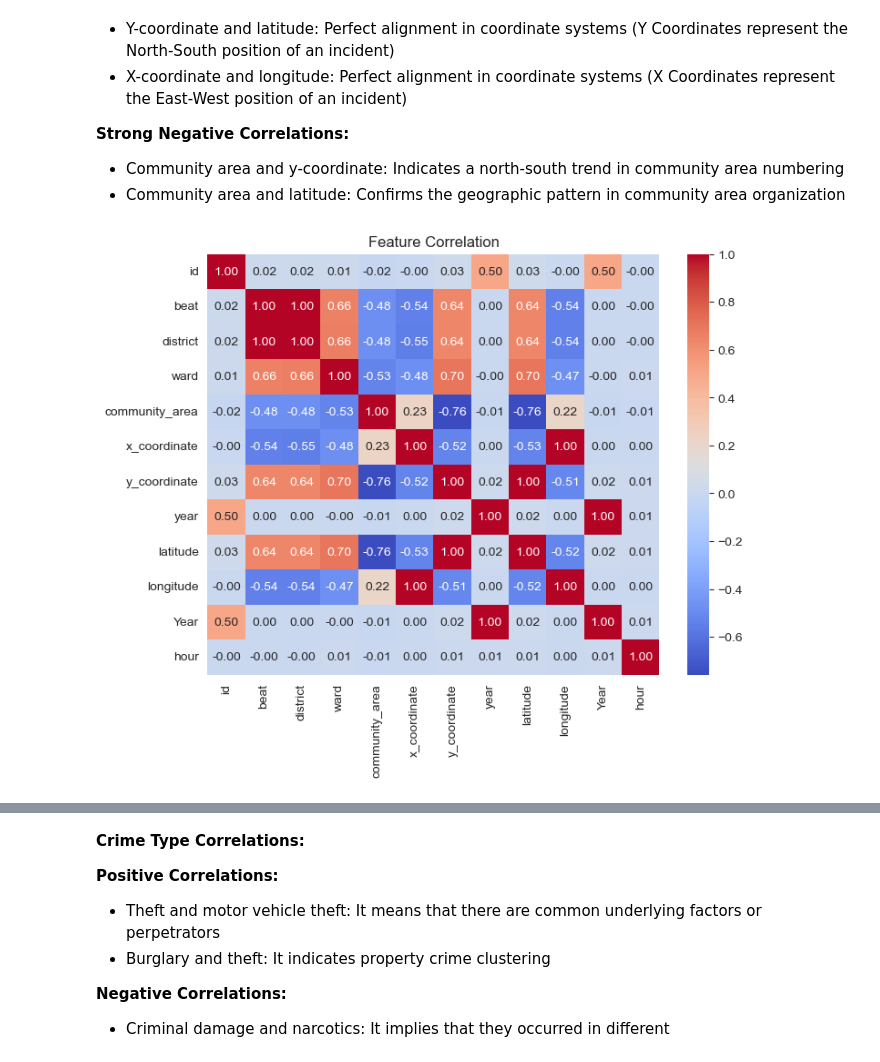
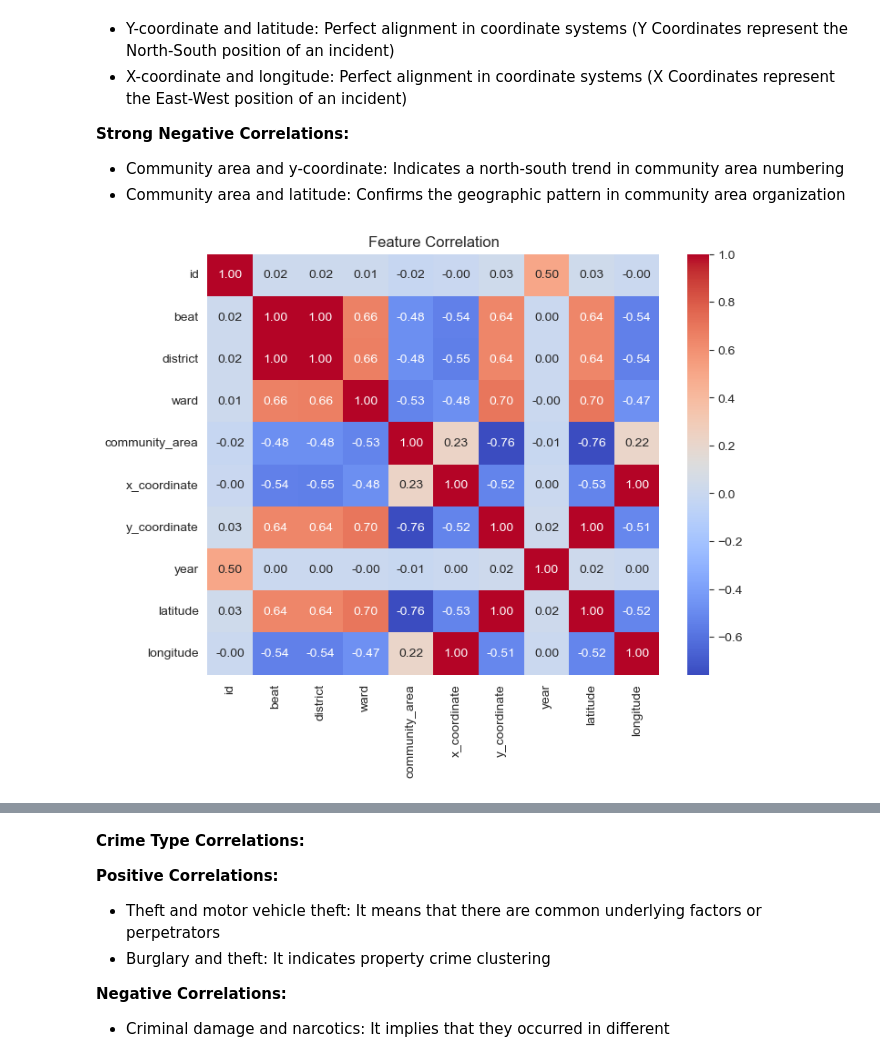
Before and after one commit to Ray7788/NIBRS-Crime-Prediction, a Jupyter notebook: EDA_Code/exploratory_analysis.ipynb, the cells around one changed output, grey strips where cells are left out. Drawn from its saved outputs; the diff is of its cells as text; code cells hidden in the pictures.

```diff
--- a/EDA_Code/exploratory_analysis.ipynb
+++ b/EDA_Code/exploratory_analysis.ipynb
@@ -727,15 +727,16 @@ plt.show()
 - Community area and y-coordinate: Indicates a north-south trend in community area numbering
 - Community area and latitude: Confirms the geographic pattern in community area organization
 # %%
+data = df.drop(columns=["Year","weekday", "hour"])
 # Correlation heatmap
 plt.figure(figsize=(8,6))
 numerical_data = data.select_dtypes(include=['number'])
 numerical_data.drop(columns=['is_holiday'], inplace=True)
 sns.heatmap(numerical_data.corr(), annot=True, cmap="coolwarm", fmt=".2f")
 plt.title("Feature Correlation")
 plt.show()
 # %% [output]
-[figure, old version]
+[figure, new version]
 # %%
 # Plot all numerical features as boxplots
 plt.figure(figsize=(15, 10))
```
Also changed, not shown: parts of 3 cells of this notebook, 2 other files.
